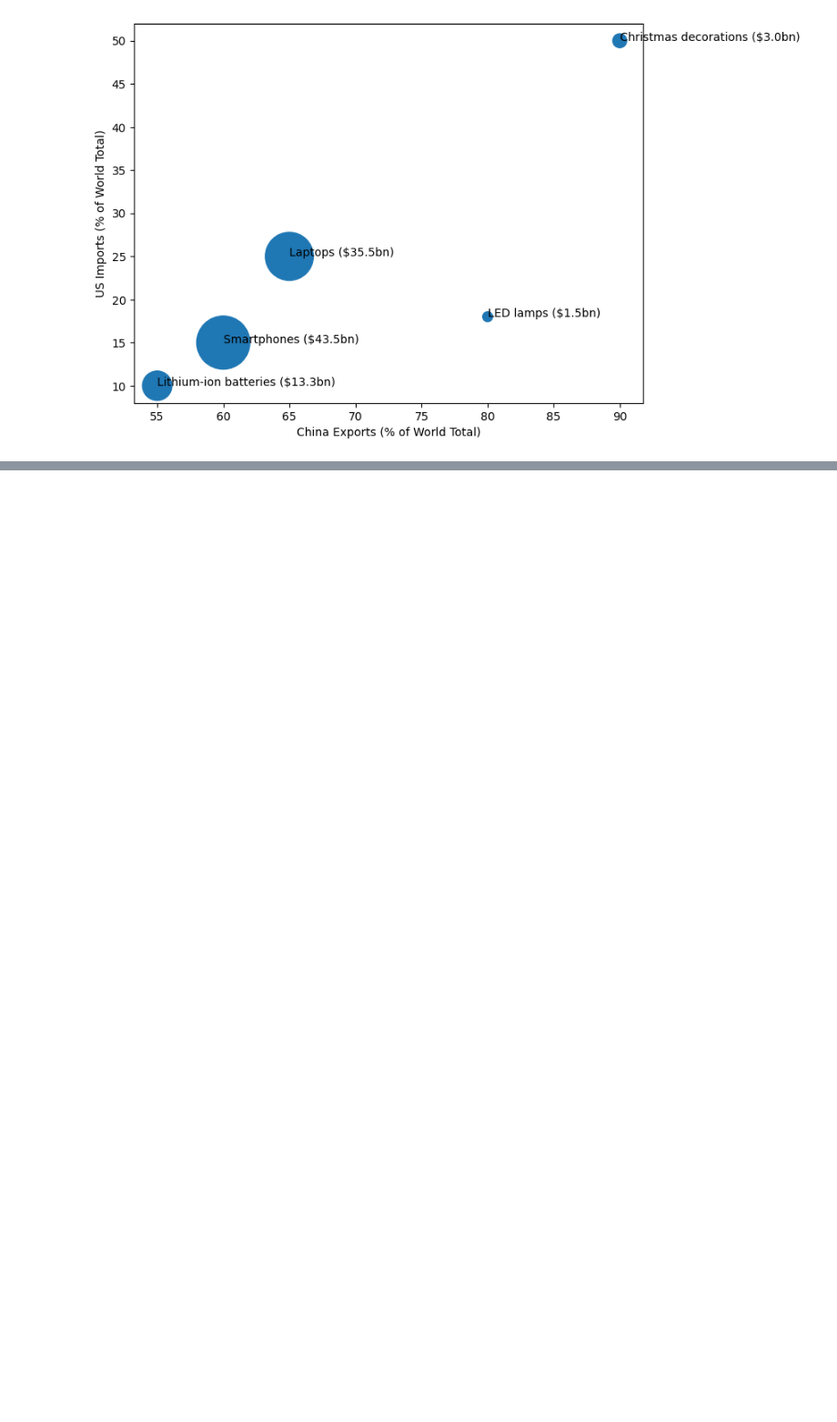
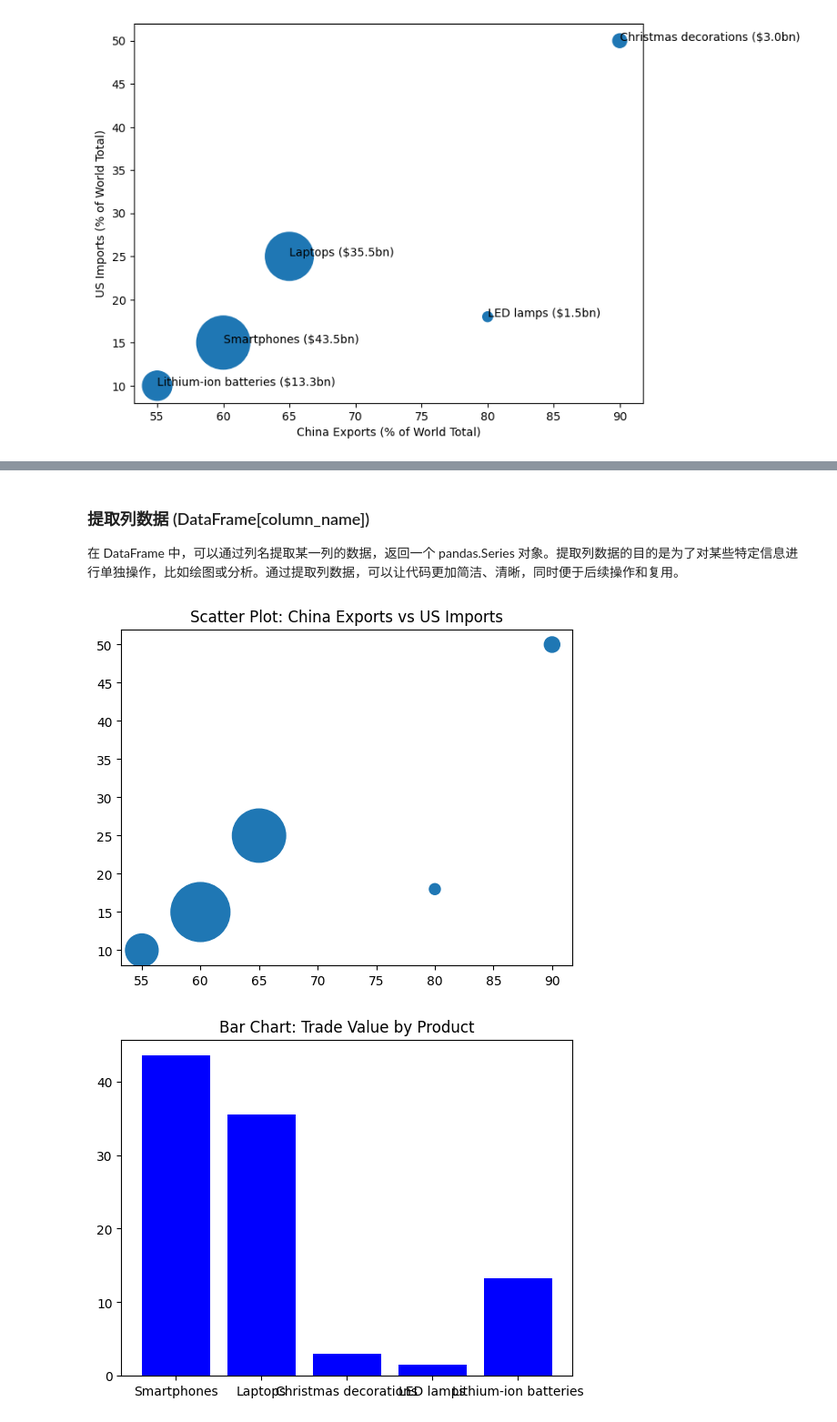
Before and after one commit to Suki-Leo/jingjidashuju, a Jupyter notebook: 3shangjike/3shangjike.ipynb, the cells around one changed output, grey strips where cells are left out. Shown at 91% size. Drawn from its saved outputs; the diff is of its cells as text; code cells hidden in the pictures; blank space fills up the shorter version.

```diff
--- a/3shangjike/3shangjike.ipynb
+++ b/3shangjike/3shangjike.ipynb
@@ -32,0 +46,8 @@ plt.show()
+# %%
+data = pd.read_excel("trade_data.xlsx")
+# 查看前5行数据
+print(data.head())
+# 查看列名
+print(data.columns)
+# 查看数据的维度，输出 (行数 , 列数)
+print(data.shape)
@@ -32,0 +72,24 @@ plt.show()
+# %% [markdown]
+### 提取列数据 (DataFrame[column_name])
+在 DataFrame 中，可以通过列名提取某一列的数据，返回一个 pandas.Series 对象。提取列数据的目的是为了对某些特定信息进行单独操作，比如绘图或分析。通过提取列数据，可以让代码更加简洁、清晰，同时便于后续操作和复用。
+# %%
+# 提取中国出口占比
+x_vals = data["China_exports_in_world_%"]
+# 提取美国进口占比
+y_vals = data["US_imports_in_world_%"]
+# 提取贸易额
+values = data["Trade_value_from_China_to_US_bn"]
+# 提取商品名称
+names = data["Name"]
+# 提取列数据后绘图
+# 第一张纸：画散点图
+plt.scatter(x_vals, y_vals, s=values * 50)
+plt.title("Scatter Plot: China Exports vs US Imports")
+plt.show()
+# 第二张纸：画柱状图
+plt.bar(names, values, color='blue')
+plt.title("Bar Chart: Trade Value by Product")
+plt.show()
+# %% [output]
+[figure, added]
+[figure, added]
```
Also changed, not shown: parts of 6 cells of this notebook, 4 other files.
